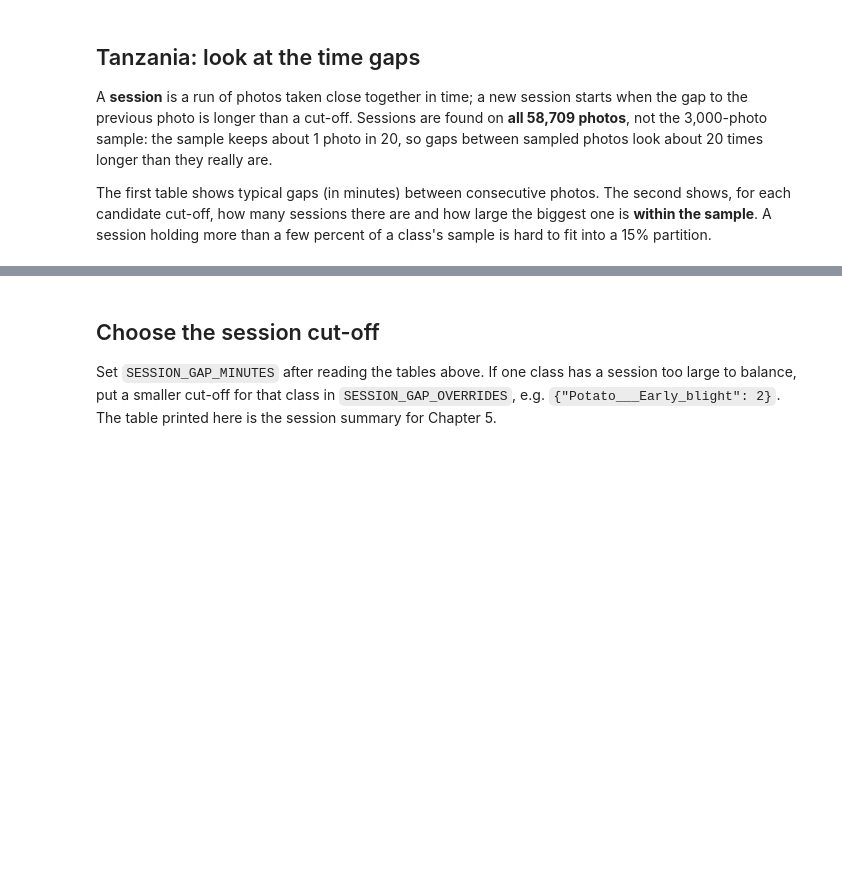
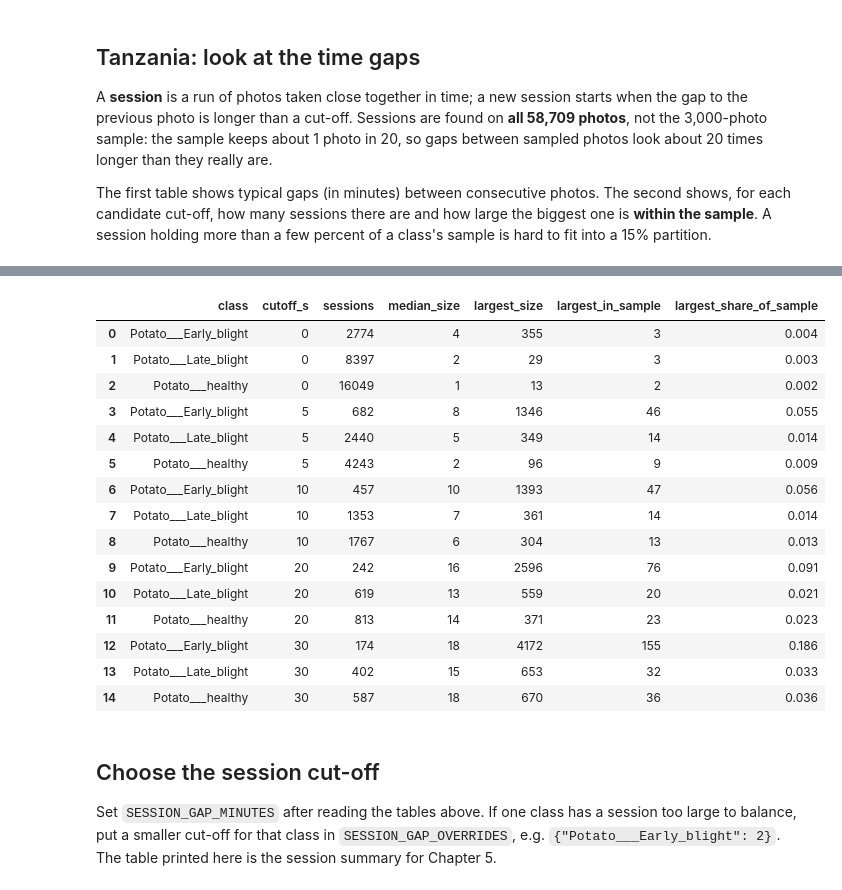
Before and after one commit to BilliartMuthoni/IS-PROJECT, a Jupyter notebook: ml/notebooks/07_data_split.ipynb, the cells around one changed output, grey strips where cells are left out. Saved outputs shown, nothing was run; the diff lists cells and outputs as text; code cells hidden in the pictures; blank space fills up the shorter version.

```diff
--- a/ml/notebooks/07_data_split.ipynb
+++ b/ml/notebooks/07_data_split.ipynb
@@ -89,3 +160,25 @@ display(split.gap_table(inventory, tz_pool, CANDIDATE_CUTOFFS))
+# %%
+SECOND_CUTOFFS = [0, 5 / 60, 10 / 60, 20 / 60, 30 / 60]   # 0 s, 5 s, 10 s, 20 s, 30 s (in minutes)
+table = split.gap_table(inventory, tz_pool, SECOND_CUTOFFS)
+table.insert(1, "cutoff_s", (table.pop("cutoff_min") * 60).round().astype(int))
+display(table)
+# %% [output]
+|  | class | cutoff_s | sessions | median_size | largest_size | largest_in_sample | largest_share_of_sample |
+| 0 | Potato___Early_blight | 0 | 2774 | 4 | 355 | 3 | 0.004 |
+| 1 | Potato___Late_blight | 0 | 8397 | 2 | 29 | 3 | 0.003 |
+| 2 | Potato___healthy | 0 | 16049 | 1 | 13 | 2 | 0.002 |
+| 3 | Potato___Early_blight | 5 | 682 | 8 | 1346 | 46 | 0.055 |
+| 4 | Potato___Late_blight | 5 | 2440 | 5 | 349 | 14 | 0.014 |
+| 5 | Potato___healthy | 5 | 4243 | 2 | 96 | 9 | 0.009 |
+| 6 | Potato___Early_blight | 10 | 457 | 10 | 1393 | 47 | 0.056 |
+| 7 | Potato___Late_blight | 10 | 1353 | 7 | 361 | 14 | 0.014 |
+| 8 | Potato___healthy | 10 | 1767 | 6 | 304 | 13 | 0.013 |
+| 9 | Potato___Early_blight | 20 | 242 | 16 | 2596 | 76 | 0.091 |
+| 10 | Potato___Late_blight | 20 | 619 | 13 | 559 | 20 | 0.021 |
+| 11 | Potato___healthy | 20 | 813 | 14 | 371 | 23 | 0.023 |
+| 12 | Potato___Early_blight | 30 | 174 | 18 | 4172 | 155 | 0.186 |
+| 13 | Potato___Late_blight | 30 | 402 | 15 | 653 | 32 | 0.033 |
+| 14 | Potato___healthy | 30 | 587 | 18 | 670 | 36 | 0.036 |
 # %% [markdown]
 ## Choose the session cut-off
 
```
Also changed, not shown: parts of 11 cells of this notebook.
